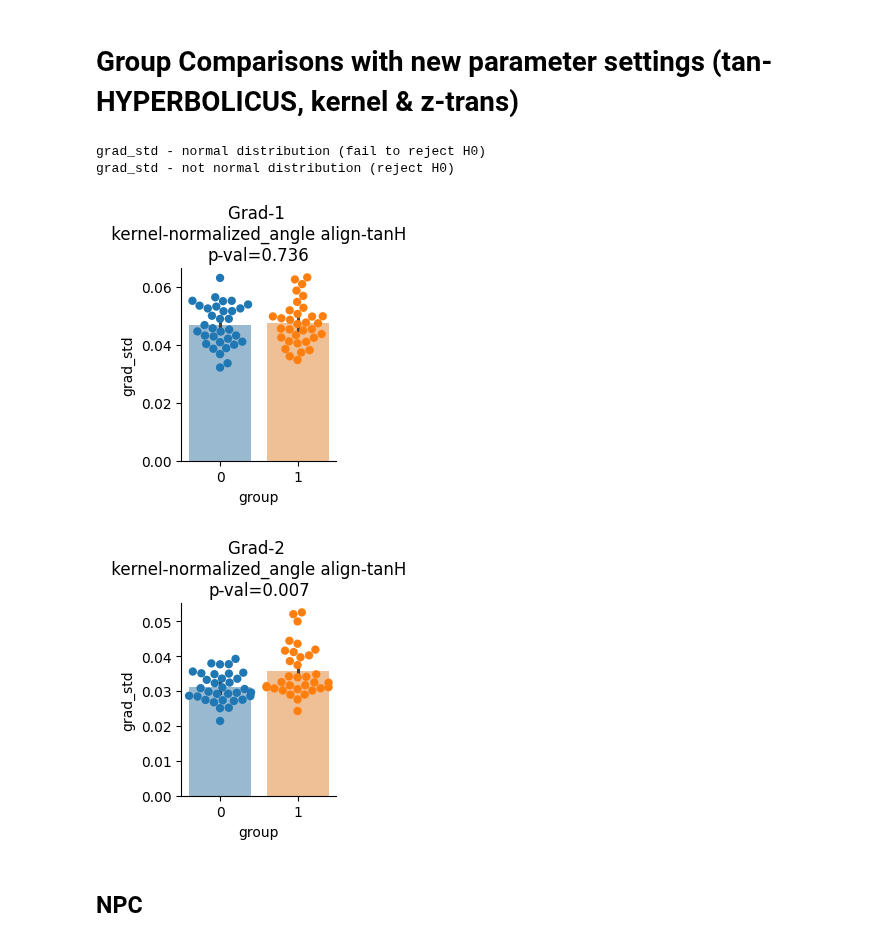
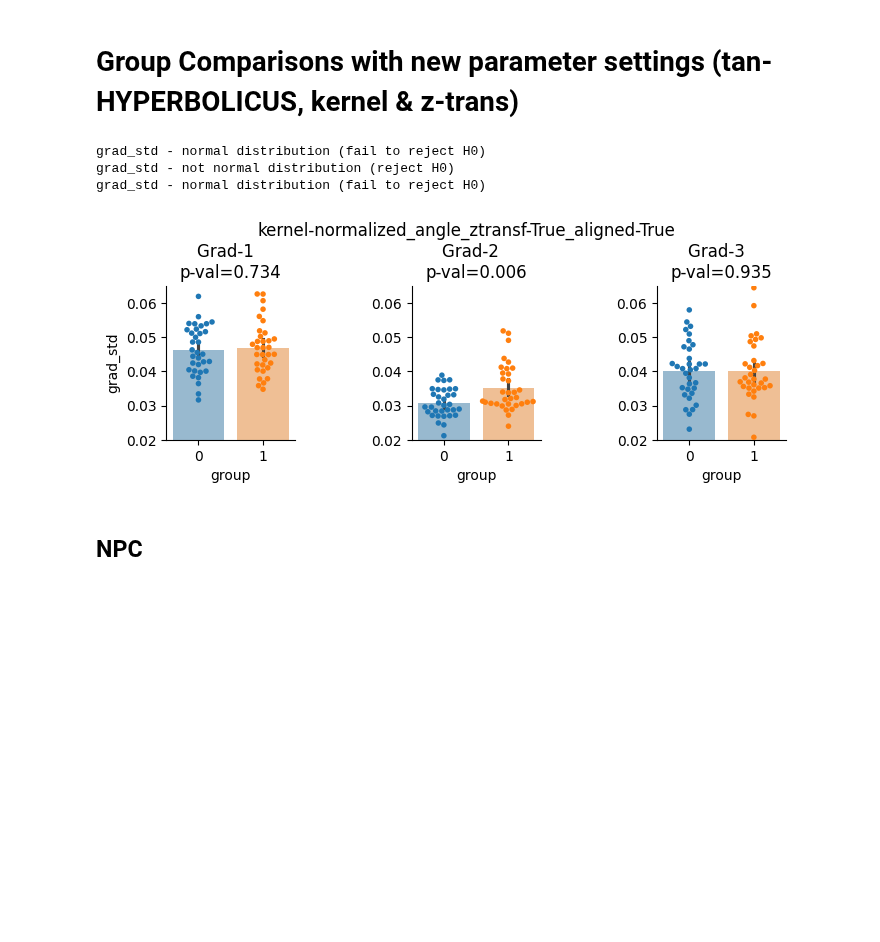
Before and after one commit to mrenke/parietal_patterns, a Jupyter notebook: gradients_noHalo/rep_groupDiffs_dParams.ipynb, the cells around one changed output. Saved outputs shown, nothing was run; the diff lists cells and outputs as text; code cells hidden in the pictures; blank space fills up the shorter version.

```diff
--- a/gradients_noHalo/rep_groupDiffs_dParams.ipynb
+++ b/gradients_noHalo/rep_groupDiffs_dParams.ipynb
@@ -22,20 +25,22 @@ subList = [f'{int(sub):02d}' for sub in range(1, 67)]
 
 target_folder = op.join(bids_folder,'derivatives','gradients.tryParams.36P')
 # %%
+aligned = True # False only for eccentricity or 2D dispersion?
 alignRef = 'tanH'
 kernel ='normalized_angle' #  None #
-ztransf = False
+ztransf = True #'True_ccfilter'
 specification = f'kernel-{kernel}_ztransf-{ztransf}'
 
 n_gradients = 3
-gms_aligned = {f'g{i+1}': [] for i in range(n_gradients)}
+gms = {f'g{i+1}': [] for i in range(n_gradients)}
 for sub in subList:
     source_folder_gm =  op.join(target_folder,f'sub-{sub}')
-    fn = op.join(source_folder_gm,f'sub-{sub}_g-aligned-{alignRef}_{specification}.npy')
-
-    gm_aligned = np.load(fn)
+    sub_file_pattern = op.join(source_folder_gm,f'sub-{sub}_g-aligned-{alignRef}_{specification}*.npy') if aligned else op.join(source_folder_gm,f'sub-{sub}_gradients_{specification}*.npy')
+    fn = glob.glob(sub_file_pattern)[0]
+    gm= np.load(fn)
     for i in range(n_gradients):
-        gms_aligned[f'g{i+1}'].append(gm_aligned[i, :])
+        gms[f'g{i+1}'].append(gm[i, :])
+specification = f'kernel-{kernel}_ztransf-{ztransf}_aligned-{aligned}'
 
 sub_array = np.array([int(i) for i in subList])
 # %%
@@ -47,7 +52,7 @@ group_list = group_list#.reset_index()
 
 dfs = []
 for i in range(n_gradients):
-    gradient_df = pd.DataFrame(gms_aligned[f'g{i+1}'], index=sub_array)
+    gradient_df = pd.DataFrame(gms[f'g{i+1}'], index=sub_array)
     gradient_df.index.name = 'subject'
     gradient_df = gradient_df.join(group_list).set_index('group', append=True)
     gradient_df['n_gradient'] = i + 1
@@ -60,33 +65,33 @@ grad_minmaxdiff = (df_gms.max(axis=1) - df_gms.min(axis=1)).to_frame(name='grad_
 
 grad_stats = pd.concat([grad_variance, grad_minmaxdiff], axis=1)
 # %%
-from scipy.stats import normaltest, ttest_ind, mannwhitneyu
-import seaborn as sns
-
 alpha = 0.05
 
-for n_grad in [1,2]:
+figure, axes = plt.subplots(1, 3,figsize = (2*4,2))
+
+for i,n_grad in enumerate([1,2,3]):
     y_var =  'grad_std'#'grad_minmaxdiff' #
     tmp = grad_stats.xs(n_grad, level='n_gradient')#.drop(64)
 
-    figure, axes = plt.subplots(1, 1,figsize = (2,2.5))
-    sns.barplot(data=tmp.reset_index(), x ='group', hue='group',y=y_var, alpha=0.5,legend=False)
-    sns.swarmplot(data=tmp.reset_index(),  x ='group', hue='group',y=y_var, size=6,legend=False)
+    sns.barplot(data=tmp.reset_index(), x ='group', hue='group',y=y_var, alpha=0.5,legend=False, ax=axes[i])
+    sns.swarmplot(data=tmp.reset_index(),  x ='group', hue='group',y=y_var, size=4,legend=False, ax=axes[i])
     _, pval_normal = normaltest(tmp[y_var])
     if pval_normal > alpha:
             print(f'{y_var} - normal distribution (fail to reject H0)')
             stats = ttest_ind(tmp.xs(0,0,'group')[y_var], tmp.xs(1,0,'group')[y_var], axis=0, equal_var=False)
     else: # non parametric test
             print(f'{y_var} - not normal distribution (reject H0)')
             stats = mannwhitneyu(tmp.xs(0,0,'group')[y_var], tmp.xs(1,0,'group')[y_var], axis=0)
-    axes.set(title=f'Grad-{n_grad} \n kernel-{kernel} align-{alignRef} \np-val={stats.pvalue:.3f}',
-        ylabel=y_var, xlabel='group')#,ylim=[0,15])
+    axes[i].set(title=f'Grad-{n_grad}  \np-val={stats.pvalue:.3f}',xlabel='group',ylim=[0.02, 0.065])
+    axes[i].set_ylabel(y_var) if i==0 else axes[i].set_ylabel(None)
     sns.despine()
+figure.suptitle(f'{specification}', y=1.2, fontsize=12)
+figure.subplots_adjust(wspace=0.9)
 # %% [output]
 grad_std - normal distribution (fail to reject H0)
 grad_std - not normal distribution (reject H0)
+grad_std - normal distribution (fail to reject H0)
-[figure, old version]
+[figure, new version]
-[figure, removed]
 # %% [markdown]
 ## NPC
 # %%
```
Also changed, not shown: parts of 6 cells of this notebook, 10 other files.
